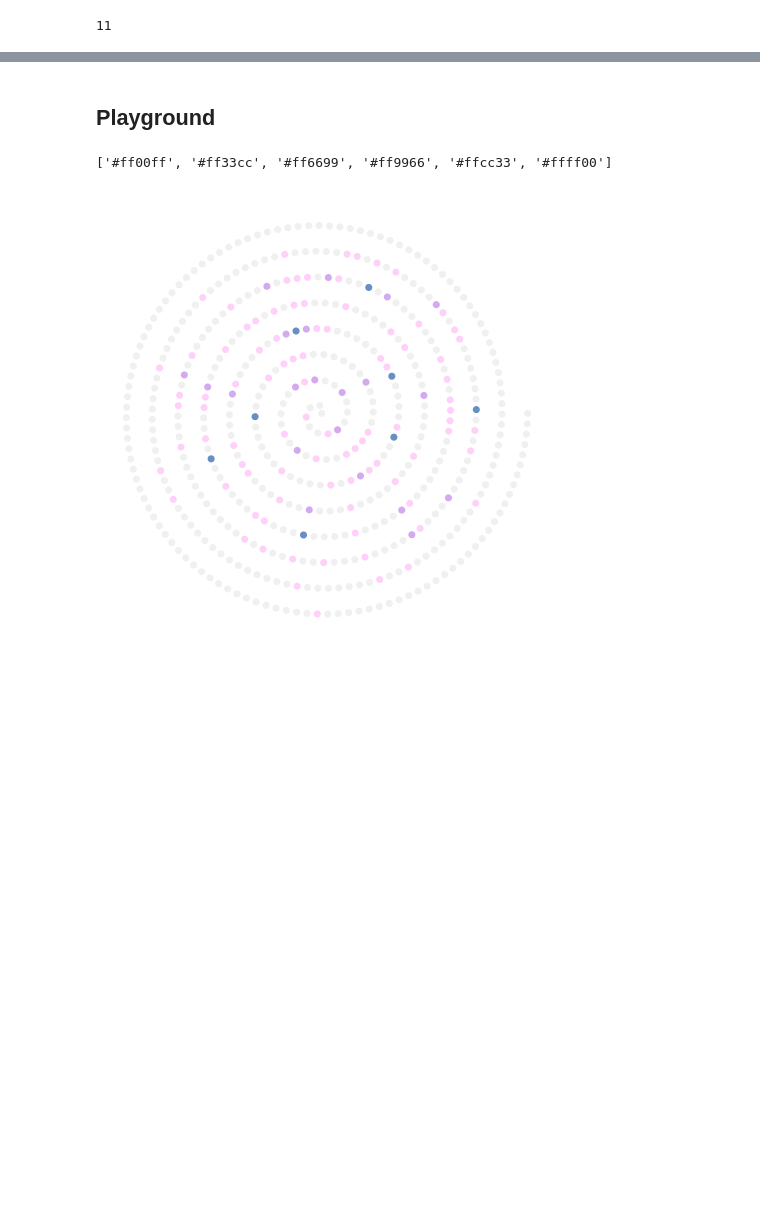
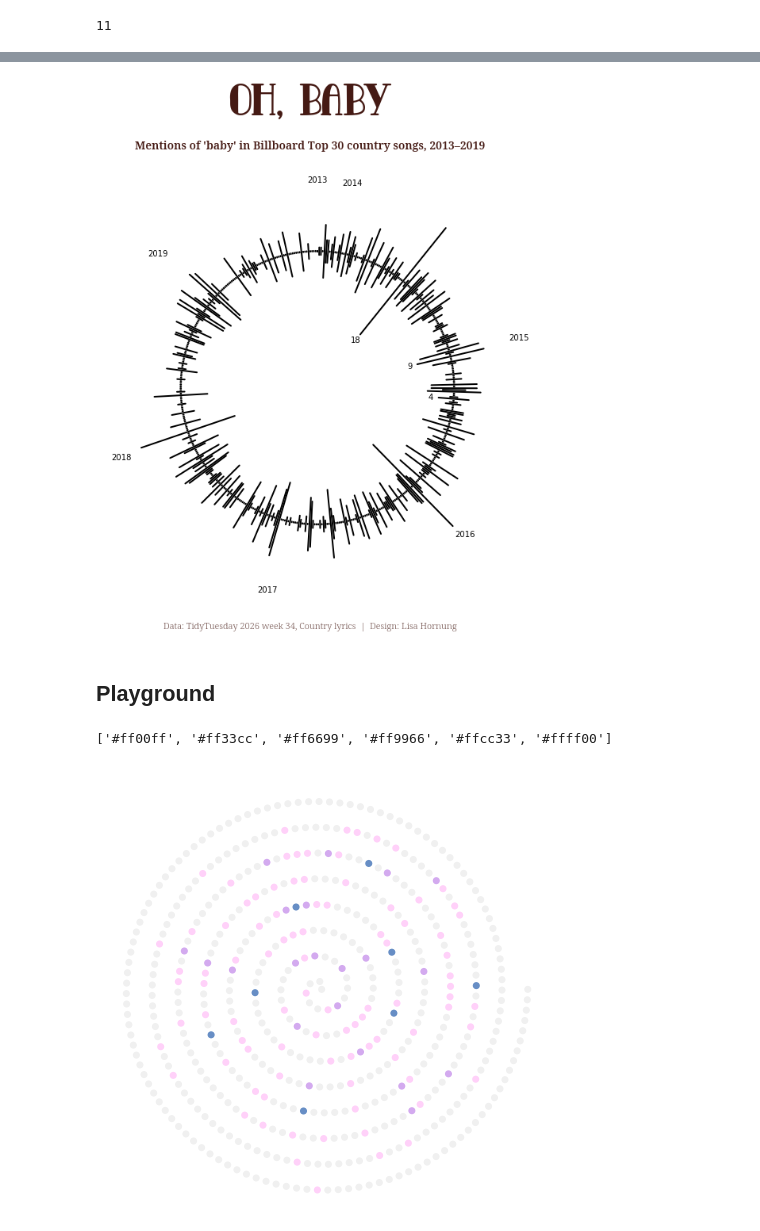
Before and after one commit to Lisa-Ho/small-data-projects, a Jupyter notebook: 2026/2609-country-songs/country-songs.ipynb, the cells around one changed output, grey strips where cells are left out. Drawn from its saved outputs; the diff is of its cells as text; code cells hidden in the pictures; blank space fills up the shorter version.

```diff
--- a/2026/2609-country-songs/country-songs.ipynb
+++ b/2026/2609-country-songs/country-songs.ipynb
@@ -335,0 +285,10 @@ plt.show()
+# %%
+#COLORS
+clrs = {"title" : "#451A14", "bg":"#C3CDD2", "annotation": "#3E595B"}
+
+#FONTS
+title_font = font_manager.FontProperties(fname='C:\\Users\\lisa.hornung\\AppData\\Local\\Microsoft\\Windows\\Fonts\\QuadSerif-vn3m4.ttf')
+from pyfonts import load_google_font
+body_font_r = load_google_font("Noto Serif", weight="regular", italic=False)
+body_font_sb = load_google_font("Noto Serif", weight="semi-bold", italic=False)
+body_font_l = load_google_font("Noto Serif", weight="light", italic=False)
@@ -336,3 +307,83 @@ plt.show()
+# %%
+## Visualisation
+
+# Create figure
+fig, ax = plt.subplots(subplot_kw={'projection': 'polar'}, figsize=(10,10))
+fig.set_facecolor("white")
+ax.set_theta_zero_location('N')
+ax.set_theta_direction(-1)
+ax.axis('off')
+
+#plot data
+n = len(data)
+for i in range(len(data)):
+    theta_i = (i / (n - 1)) * 2 * np.pi
+    ax.plot([theta_i, theta_i], [data["low"][i], data["high"][i]],
+            solid_capstyle='round', color="black", linewidth=2)
+ax.set_ylim(ymin=-90)
+
+#add year labels
+label_r = data["high"].max() + 2
+for year, i in years_pos.items():
+    theta_label = (i / (n - 1)) * 2 * np.pi
+    ax.text(
+        theta_label,
+        label_r,
+        str(year),
+        ha="center",
+        va="center",
+        fontsize=10
+    )
+
+ax.set_ylim(ymin=-90, ymax=label_r + 5)
+
+#add annotation
+annot_r = data[data["count_baby"] == data["count_baby"].max()]["low"] - 5
+annot_i = data[data["count_baby"] == data["count_baby"].max()].index[0]
+annot_theta = (annot_i / (n - 1)) * 2 * np.pi
+ax.text(
+        annot_theta,
+        annot_r,
+        str(data["count_baby"].max()),
+        ha="center",
+        va="center",
+        fontsize=10
+    )
+
+annot_r2 = data[data["year_entered"] == 2015].iloc[1]["low"] - 5
+annot_i2 = data[data["year_entered"] == 2015].index[1]
+annot_theta2 = (annot_i2 / (n - 1)) * 2 * np.pi
+ax.text(
+        annot_theta2,
+        annot_r2,
+        str(data[data["year_entered"] == 2015].iloc[1]["count_baby"]),
+        ha="center",
+        va="center",
+        fontsize=10
+    )
+
+annot_r3 = data[data["year_entered"] == 2015].iloc[25]["low"] - 5
+annot_i3 = data[data["year_entered"] == 2015].index[25]
+annot_theta3 = (annot_i3 / (n - 1)) * 2 * np.pi
+ax.text(
+        annot_theta3,
+        annot_r3,
+        str(data[data["year_entered"] == 2015].iloc[25]["count_baby"]),
+        ha="center",
+        va="center",
+        fontsize=10
+    )
+
+#add text
+fig.text(0.5,0.98, "Oh, Baby", color=clrs["title"], fontsize=50, fontproperties=title_font, ha="center")
+fig.text(0.5,0.92, "Mentions of 'baby' in Billboard Top 30 country songs, 2013–2019", color=clrs["title"],
+         fontsize=14,ha="center", font=body_font_sb)
+fig.text(0.5,0.08, "Data: TidyTuesday 2026 week 34, Country lyrics  |  Design: Lisa Hornung", color=clrs["title"],
+         fontsize=11, font=body_font_l, ha="center", alpha=0.8)
+
+plt.show()
+# %% [output]
+[figure, added]
 # %% [markdown]
 ## Playground
 # %%
```
Also changed, not shown: parts of 12 cells of this notebook.
